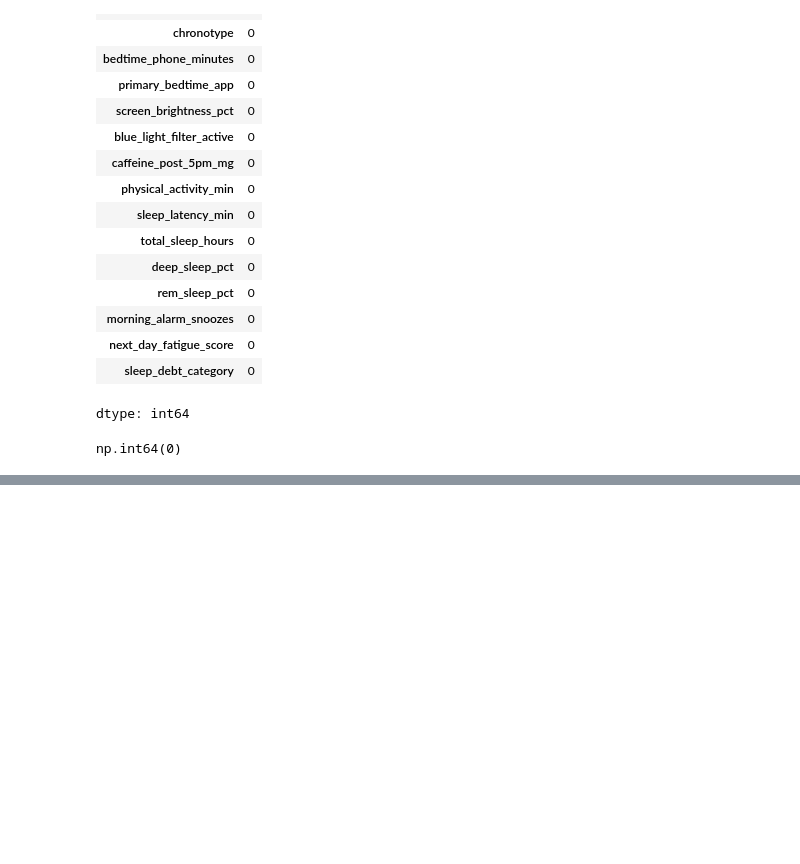
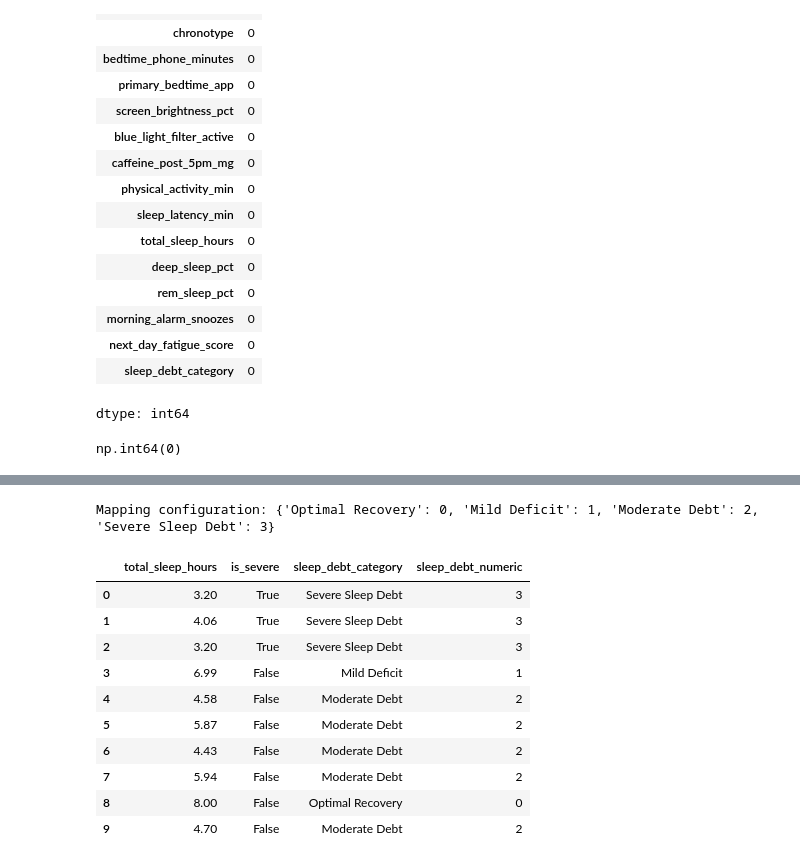
Before and after one commit to Prktriesitout/bedtime_dataset, a Jupyter notebook: bedtime.ipynb, the cells around one changed output, grey strips where cells are left out. Cells and saved outputs as stored; diff of their text form; code cells hidden in the pictures; blank space fills up the shorter version.

```diff
--- a/bedtime.ipynb
+++ b/bedtime.ipynb
@@ -113,0 +814,2 @@ df.describe()
+# %%
+df= pd.get_dummies(df) #converts into one hot encoding
@@ -113,0 +919,5 @@ df.describe()
+# %%
+imp_columns = ['total_sleep_hours', 'is_severe']
+x = df[imp_columns]
+# Retrieve the original target column from original_df to avoid the KeyError
+y = original_df['sleep_debt_category']
@@ -113,0 +949,31 @@ df.describe()
+# %%
+df_with_target = df[imp_columns].copy()
+df_with_target['sleep_debt_category'] = original_df['sleep_debt_category']
+# %%
+# Define the mapping dictionary
+sleep_debt_mapping = {
+    'Optimal Recovery': 0,
+    'Mild Deficit': 1,
+    'Moderate Debt': 2,
+    'Severe Sleep Debt': 3
+}
+
+# Map the categories to a new safe column so it doesn't interfere with previous string-based columns
+df_with_target['sleep_debt_numeric'] = df_with_target['sleep_debt_category'].map(sleep_debt_mapping)
+
+# Display the mapping results
+print("Mapping configuration:", sleep_debt_mapping)
+display(df_with_target[['total_sleep_hours', 'is_severe', 'sleep_debt_category', 'sleep_debt_numeric']].head(10))
+# %% [output]
+Mapping configuration: {'Optimal Recovery': 0, 'Mild Deficit': 1, 'Moderate Debt': 2, 'Severe Sleep Debt': 3}
+|  | total_sleep_hours | is_severe | sleep_debt_category | sleep_debt_numeric |
+| 0 | 3.20 | True | Severe Sleep Debt | 3 |
+| 1 | 4.06 | True | Severe Sleep Debt | 3 |
+| 2 | 3.20 | True | Severe Sleep Debt | 3 |
+| 3 | 6.99 | False | Mild Deficit | 1 |
+| 4 | 4.58 | False | Moderate Debt | 2 |
+| 5 | 5.87 | False | Moderate Debt | 2 |
+| 6 | 4.43 | False | Moderate Debt | 2 |
+| 7 | 5.94 | False | Moderate Debt | 2 |
+| 8 | 8.00 | False | Optimal Recovery | 0 |
+| 9 | 4.70 | False | Moderate Debt | 2 |
```
Also changed, not shown: parts of 32 cells of this notebook.
